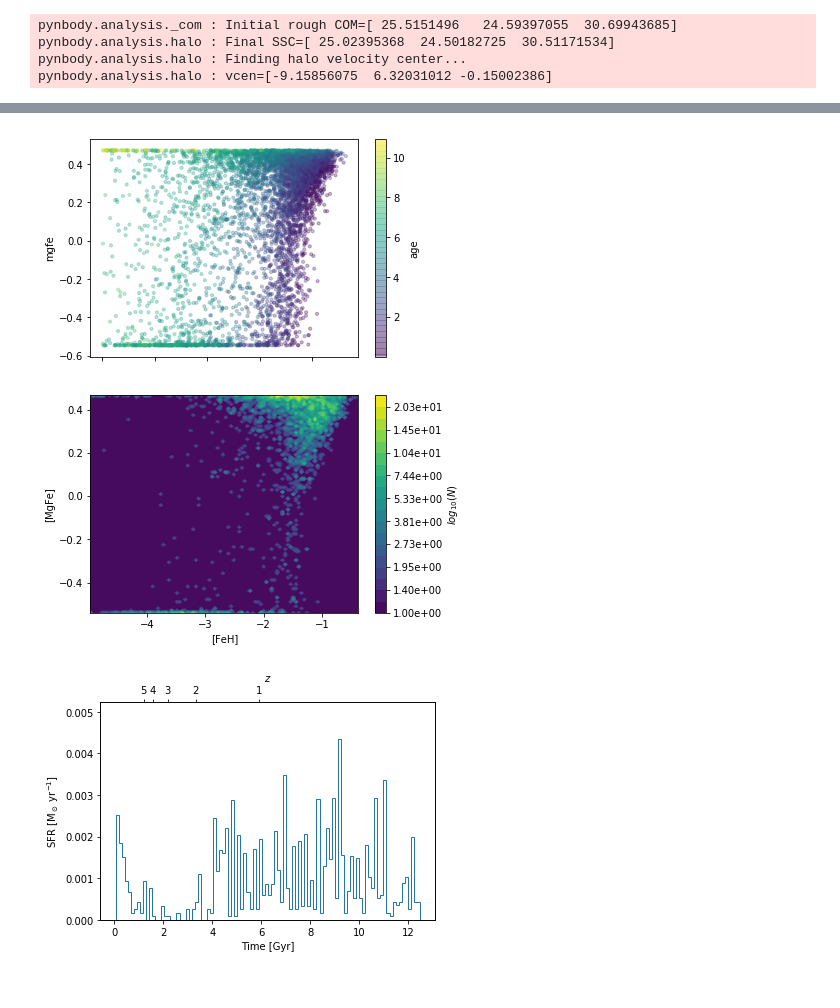
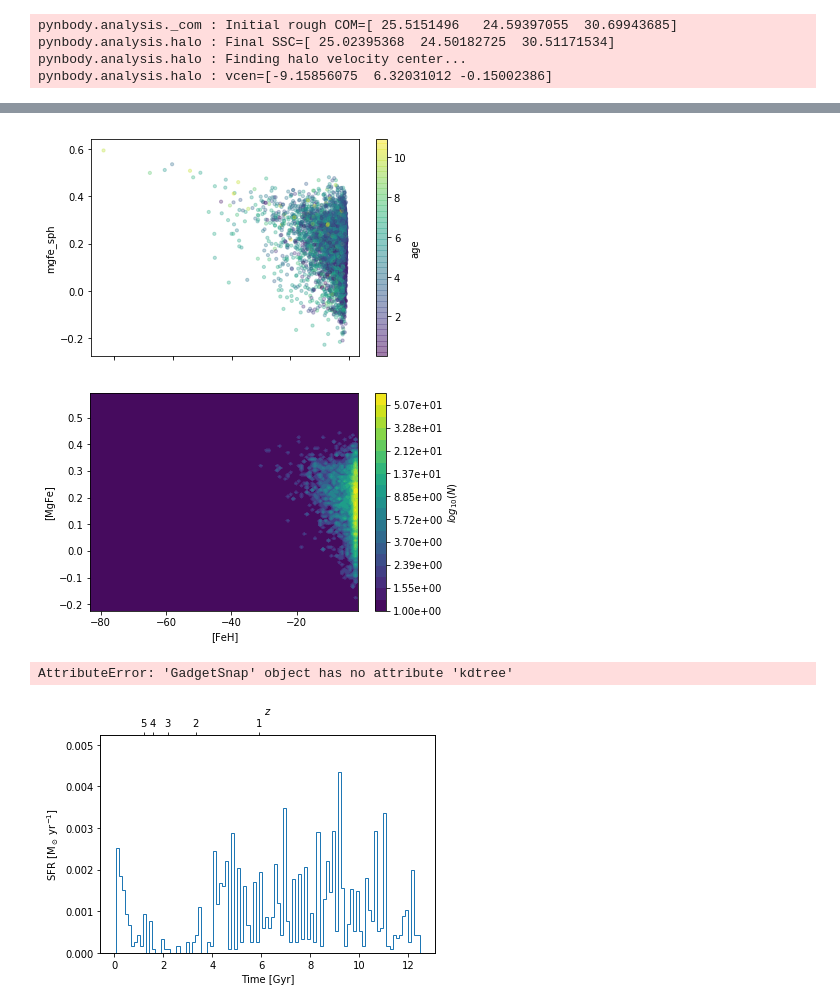
Before and after one commit to elehcim/simulation, a Jupyter notebook: notebooks/MgFe/MgFe.ipynb, the cells around one changed output, grey strips where cells are left out. Drawn from its saved outputs; the diff is of its cells as text; code cells hidden in the pictures.

```diff
--- a/notebooks/MgFe.ipynb
+++ b/notebooks/MgFe/MgFe.ipynb
@@ -39,7 +39,9 @@ def mgfe(snap):
     return arr #np.log10(snap.s['mgst']/snap.s['fest']) - MgFe_sol
 
 def feh(snap):
-    return np.log10(snap.s['fest']/snap.s['mass']) - FeH_sol
+    arr = np.log10(snap.s['fest']/snap.s['mass']) - FeH_sol
+    arr[np.logical_or(snap.s['fest'] == 0.0, snap.s['mass'] == 0.0)] = -98.0
+    return arr
 # %%
 from pynbody import filt
 popIII_filt = filt.BandPass('feh', -5, 100)
@@ -87,5 +114,6 @@ pynbody.analysis.halo : vcen=[-9.15856075  6.32031012 -0.15002386]
 # %%
-df = pd.DataFrame({k: subsnap.s[k] for k in ['mgfe', 'feh', 'age', 'massform']})
+# df = pd.DataFrame({k: subsnap.s[k] for k in ['mgfe', 'feh', 'age', 'massform']})
+df = pd.DataFrame({k: subsnap.s[k] for k in ['mgfe_sph', 'feh_sph', 'age', 'massform']})
 df.head()
 # %% [output]
 pynbody.snapshot : Deriving array age
@@ -123,13 +181,17 @@ memory usage: 137.6 KB
 # %%
 # plt.scatter(df_clean.feh, df_clean.mgfe, alpha = 0.2)
-df_clean.plot.scatter('feh', 'mgfe', alpha=0.3, s=10, c='age', colormap='viridis');
+df_clean.plot.scatter('feh_sph', 'mgfe_sph', alpha=0.3, s=10, c='age', colormap='viridis');
 # %% [output]
-[figure, old version]
+[figure, new version]
 # %%
 # pynbody.plot.generic.hist2d(snap.s['feh'], snap.s['mgfe'])
-pynbody.plot.generic.hist2d(df_clean.feh, df_clean.mgfe, xlabel='[FeH]', ylabel='[MgFe]', colorbar=True);
+pynbody.plot.generic.hist2d(df_clean.feh_sph, df_clean.mgfe_sph, xlabel='[FeH]', ylabel='[MgFe]', colorbar=True);
 # %% [output]
-[figure, old version]
+[figure, new version]
+# %%
+snap.kdtree
+# %% [output]
+AttributeError: 'GadgetSnap' object has no attribute 'kdtree'
 # %%
 fig2, ax_sfh = plt.subplots(1)
 sim.plot_sfh(ax_sfh);
```
Also changed, not shown: parts of 13 cells of this notebook, 11 other files.
